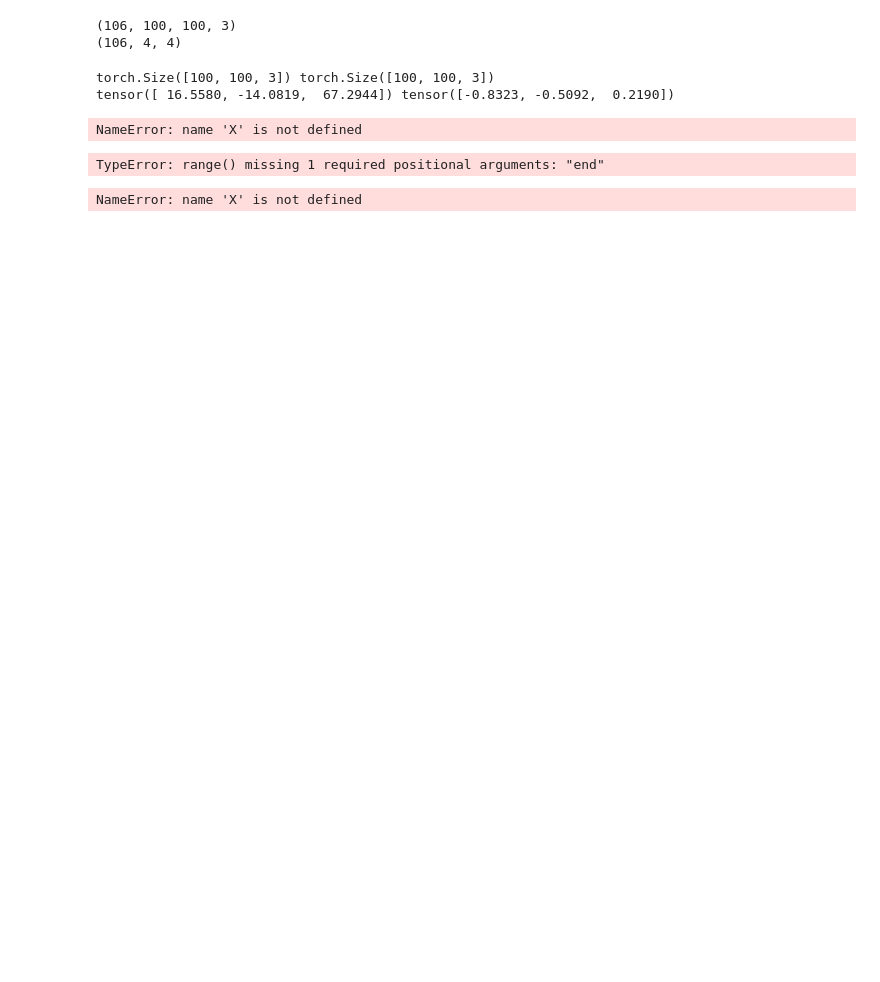
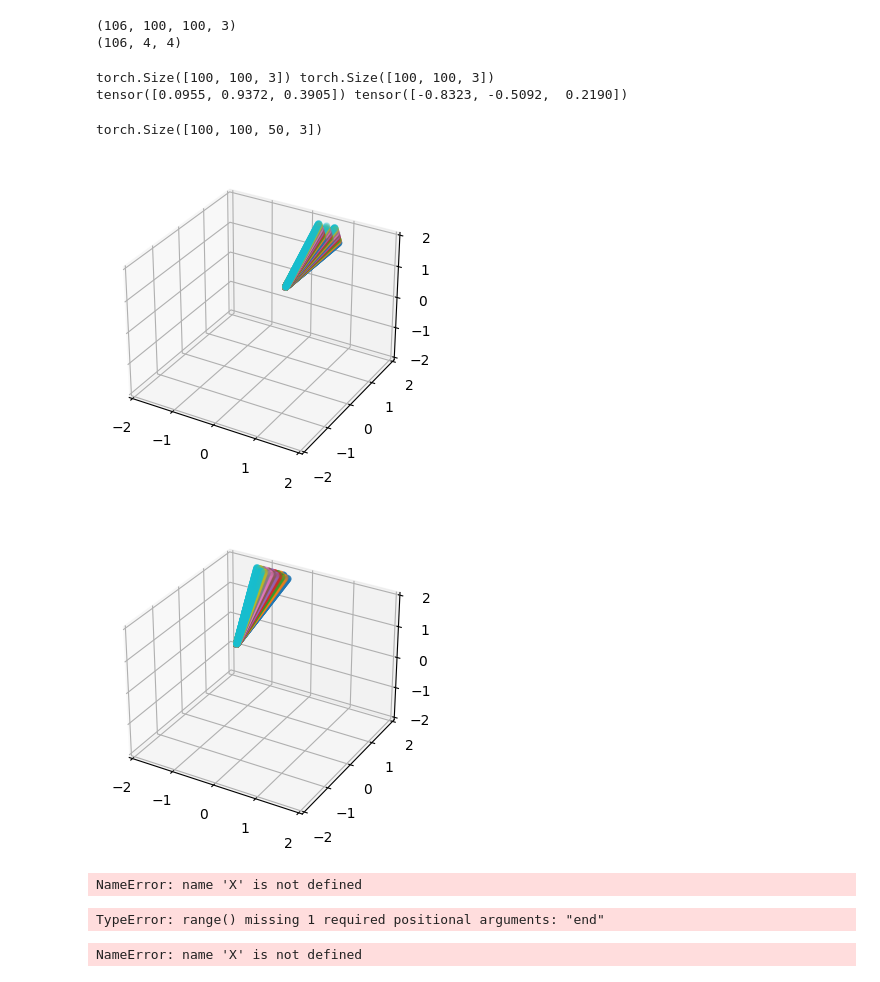
Before and after one commit to shahanneda/NeRfFromScratch, a Jupyter notebook: 3d_image.ipynb, the cells around one changed output. Drawn from its saved outputs; the diff is of its cells as text; code cells hidden in the pictures; blank space fills up the shorter version.

```diff
--- a/3d_image.ipynb
+++ b/3d_image.ipynb
@@ -20,6 +20,8 @@ print(poses.shape)
 width = images.shape[1]
 height = images.shape[2]
 # plt.imshow(images[10])
+for i in range(0, 100):
+    plt.imsave(f"im2/image{i}.png", images[i])
 # poses[1]
 # %% [output]
 (106, 100, 100, 3)
@@ -56,9 +58,15 @@ def getRays(width, height, focalLength, pose):
 	xCoords = tensor([x for x in torch.arange(width)])
 	yCoords = tensor([y for y in torch.arange(height)])
 	x, y = torch.meshgrid(xCoords, yCoords)
+	# print(x[55][49])
+	# print(y[55][49])
 
 	xShifted = x - width*0.5 # x coords in a [width, height] tensor
+	xShifted = nn.functional.normalize(xShifted)
+
 	yShifted = y - height*0.5 # y coords in a [width, height] tensor
+	yShifted = nn.functional.normalize(yShifted)
+
 	z = torch.ones_like(x)  # z coords in a [width, height] tensor
 
 	# match up each element of the 3 tensors (thats why using dim = 2)
@@ -83,4 +91,4 @@ print(dirs.shape, pos.shape)
 print(dirs[0][0], pos[0][0])
 # %% [output]
 torch.Size([100, 100, 3]) torch.Size([100, 100, 3])
-tensor([ 16.5580, -14.0819,  67.2944]) tensor([-0.8323, -0.5092,  0.2190])
+tensor([0.0955, 0.9372, 0.3905]) tensor([-0.8323, -0.5092,  0.2190])
@@ -119,0 +95,54 @@ visulize_3D_rays()
+# %%
+import matplotlib
+
+
+%matplotlib inline
+
+# matplotlib.use('WebAgg')
+
+
+numberOfSamples = 50
+far = 2
+distanceBetweenSamples = 2/50
+
+def get_rays_with_samples(poseNumber):
+	dirs, pos = getRays(width, height, focalLength, poses[poseNumber])
+
+	# dirs = (width, height, 3)
+	# t = (numberOfSamples)
+	# goal = (width, height, numberOfSamples, 3)
+	# where goal[x][y][i] = dirs[x][y] * t[i]
+	t = torch.linspace(0, far, numberOfSamples).reshape(1, 1, numberOfSamples, 1)
+
+	# dirs has shape (width, height, 3) right now (a direction for every pixel)
+	# We want to instead have a list of numberOfSamples for each pixel, so (width, height, numberOfSamples, 3)
+	dirs = dirs.reshape(width, height, 1, 3)
+	pos = pos.reshape(width, height, 1, 3)
+	z = pos + t*dirs
+	return z
+
+far = 2
+def visulize_3D_rays(poseNumber):
+	fig = plt.figure(figsize=(4,4))
+	ax = fig.add_subplot(projection='3d')
+	rays = get_rays_with_samples(poseNumber)
+	for i in range(0, width, 10):
+		for j in range(0, height, 10):
+			step = 1
+			ray = rays[i][j][::step]
+			ax.scatter(ray[:, 0], ray[:,1], ray[:, 2])
+	ax.set_xlim3d([-far, far])
+	ax.set_ylim3d([-far, far])
+	ax.set_zlim3d([-far, far])
+	ax.set_autoscale_on(False)
+
+	# plt.savefig(f"img/{poseNumber}.png")
+# for i in range(0, 100):
+	# visulize_3D_rays(i)
+visulize_3D_rays(0)
+visulize_3D_rays(5)
+get_rays_with_samples(10).shape
+# %% [output]
+torch.Size([100, 100, 50, 3])
+[figure, added]
+[figure, added]
```
Also changed, not shown: parts of 3 cells of this notebook, 1 other file.
